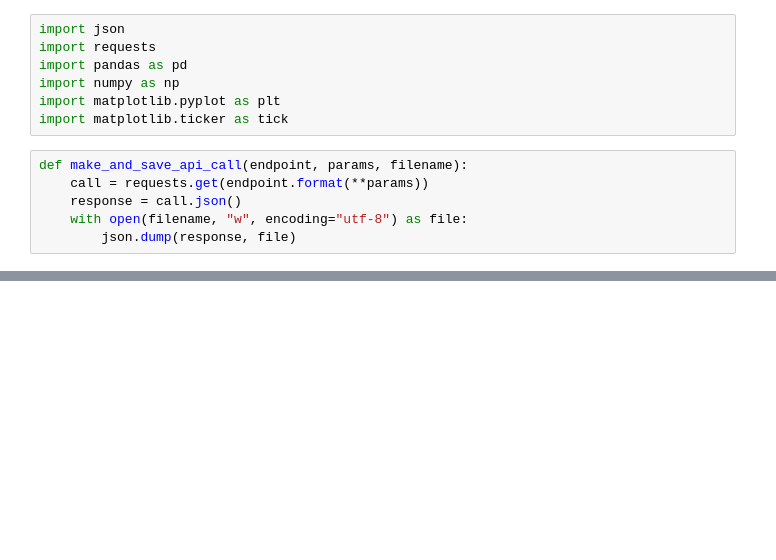
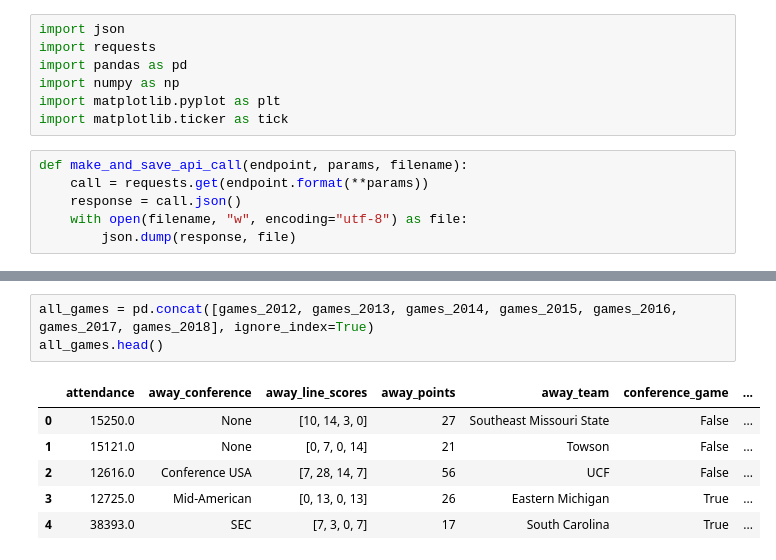
Before and after one commit to TaraWilson17/data512, a Jupyter notebook: final_project/data_collection.ipynb, the cells around one changed output, grey strips where cells are left out. Saved outputs shown, nothing was run; the diff lists cells and outputs as text; blank space fills up the shorter version.

```diff
--- a/final_project/data_collection.ipynb
+++ b/final_project/data_collection.ipynb
@@ -53,0 +55,10 @@ pageviews_mobile_app_df["pageview_mobile_views"] = count
+# %%
+all_games = pd.concat([games_2012, games_2013, games_2014, games_2015, games_2016, games_2017, games_2018], ignore_index=True)
+all_games.head()
+# %% [output]
+|  | attendance | away_conference | away_line_scores | away_points | away_team | conference_game | ... |
+| 0 | 15250.0 | None | [10, 14, 3, 0] | 27 | Southeast Missouri State | False | ... |
+| 1 | 15121.0 | None | [0, 7, 0, 14] | 21 | Towson | False | ... |
+| 2 | 12616.0 | Conference USA | [7, 28, 14, 7] | 56 | UCF | False | ... |
+| 3 | 12725.0 | Mid-American | [0, 13, 0, 13] | 26 | Eastern Michigan | True | ... |
+| 4 | 38393.0 | SEC | [7, 3, 0, 7] | 17 | South Carolina | True | ... |
```
Also changed, not shown: parts of 13 cells of this notebook.
